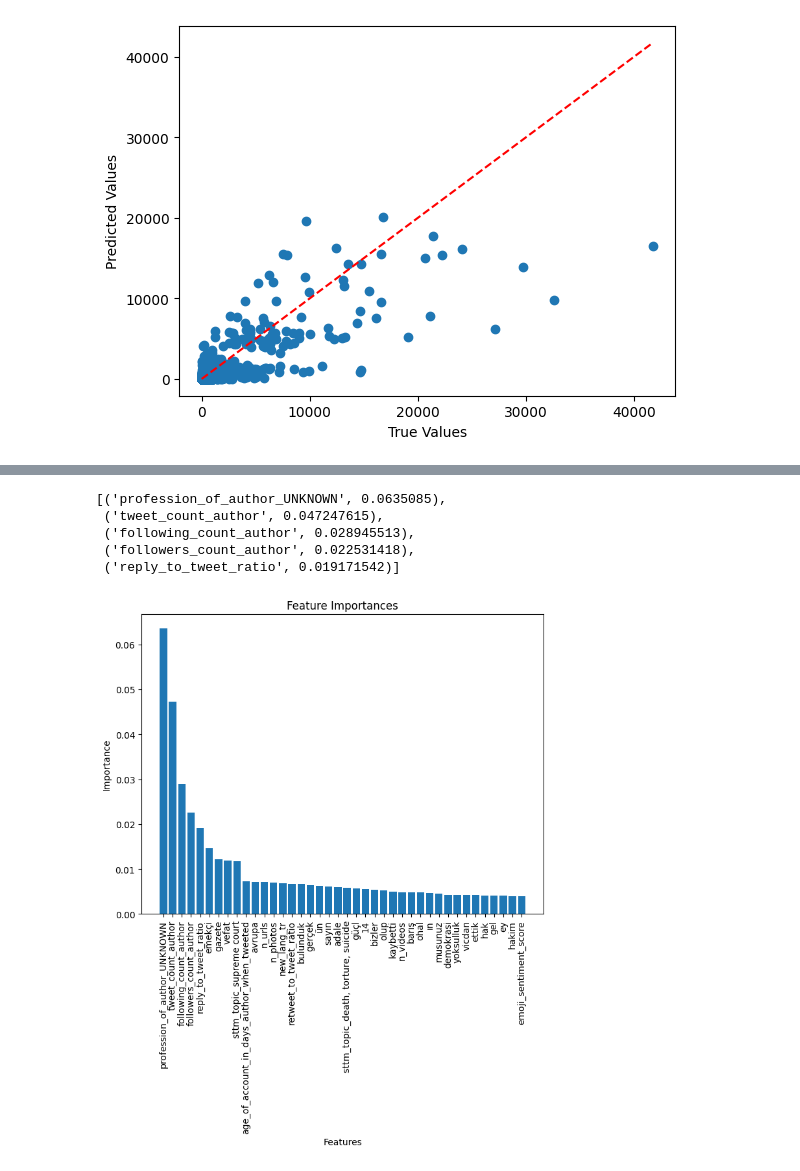
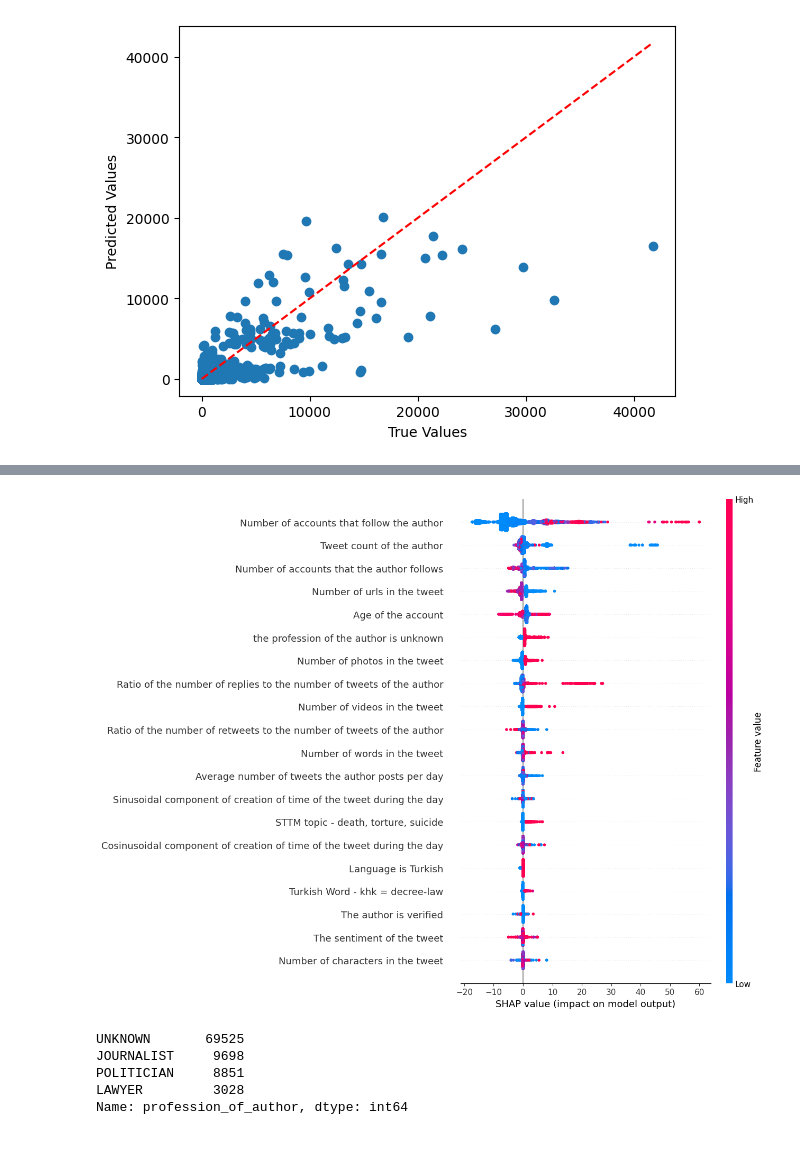
Before and after one commit to ossamum/kuleuven-thesis, a Jupyter notebook: 04_standard_tweet_like_count_predictive_modelling.ipynb, the cells around one changed output, grey strips where cells are left out. Saved outputs shown, nothing was run; the diff lists cells and outputs as text; code cells hidden in the pictures.

Commit message:
update like count prediction

```diff
--- a/04_standard_tweet_like_count_predictive_modelling.ipynb
+++ b/04_standard_tweet_like_count_predictive_modelling.ipynb
@@ -908,7 +893,7 @@ print(evaluation_metrics.to_latex())
 \bottomrule
 \end{tabular}
 # %%
-model = xgboost_boost_model
+model = xgboost_model
 y_train_validation_predicted = model.predict(x_train_validation)
 y_test_predicted = model.predict(x_test)
 
@@ -954,32 +926,43 @@ plt.savefig("shap.png")
-# %%
-importances = model.feature_importances_
-importance_with_names = list(zip(x_train.columns.to_list(), importances))
-importance_with_names = list(
-    sorted(importance_with_names, key=lambda x: x[1], reverse=True)
-)
-importance_with_names[:5]
-# %% [output]
-[('profession_of_author_UNKNOWN', 0.0635085),
- ('tweet_count_author', 0.047247615),
- ('following_count_author', 0.028945513),
- ('followers_count_author', 0.022531418),
- ('reply_to_tweet_ratio', 0.019171542)]
-# %%
-# get feature importances
-importances = model.feature_importances_
-importance_with_names = list(zip(x_train.columns.to_list(), importances))
-importance_with_names = list(
-    sorted(importance_with_names, key=lambda x: x[1], reverse=True)
-)
-importance_with_names = importance_with_names[:40]
-
-# plot feature importances
-fig, ax = plt.subplots(figsize=(8, 6))
-ax.bar([i[0] for i in importance_with_names], [i[1] for i in importance_with_names])
-ax.set_title("Feature Importances")
-ax.set_xlabel("Features")
-ax.set_ylabel("Importance")
-plt.xticks(rotation=90)
-plt.show()
-# %% [output]
-[figure, removed]
+# %%
+shap_values = shap.TreeExplainer(model)(x_test)
+
+# replace raw feature names
+feature_mapping = {
+    "followers_count_author": "Number of accounts that follow the author",
+    "tweet_count_author": "Tweet count of the author",
+    "following_count_author": "Number of accounts that the author follows",
+    "n_urls": "Number of urls in the tweet",
+    "age_of_account_in_days_author_when_tweeted": "Age of the account",
+    "profession_of_author_UNKNOWN": "the profession of the author is unknown",
+    "n_photos": "Number of photos in the tweet",
+    "reply_to_tweet_ratio": "Ratio of the number of replies to the number of tweets of the author",
+    "n_videos": "Number of videos in the tweet",
+    "retweet_to_tweet_ratio": "Ratio of the number of retweets to the number of tweets of the author",
+    "word_count": "Number of words in the tweet",
+    "average_tweets_of_author_per_day": "Average number of tweets the author posts per day",
+    "created_at_time_of_day_in_seconds_sin": "Sinusoidal component of creation of time of the tweet during the day",
+    "created_at_time_of_day_in_seconds_cos": "Cosinusoidal component of creation of time of the tweet during the day",
+    "sttm_topic_death, torture, suicide": "STTM topic - death, torture, suicide",
+    "new_lang_tr": "Language is Turkish",
+    "khk": "Turkish Word - khk = decree-law",
+    "verified_author": "The author is verified",
+    "sentiment": "The sentiment of the tweet",
+    "text_length": "Number of characters in the tweet",
+}
+for old_f, new_f in feature_mapping.items():
+    shap_values.feature_names[shap_values.feature_names.index(old_f)] = new_f
+
+shap.summary_plot(
+    shap_values, feature_names=shap_values.feature_names, plot_size=(13, 10), show=False
+)
+plt.savefig("shap.png")
+# %% [output]
+[figure, added]
+# %%
+df.profession_of_author.value_counts()
+# %% [output]
+UNKNOWN       69525
+JOURNALIST     9698
+POLITICIAN     8851
+LAWYER         3028
+Name: profession_of_author, dtype: int64
```
Also changed, not shown: parts of 3 cells of this notebook, 1 other file.
